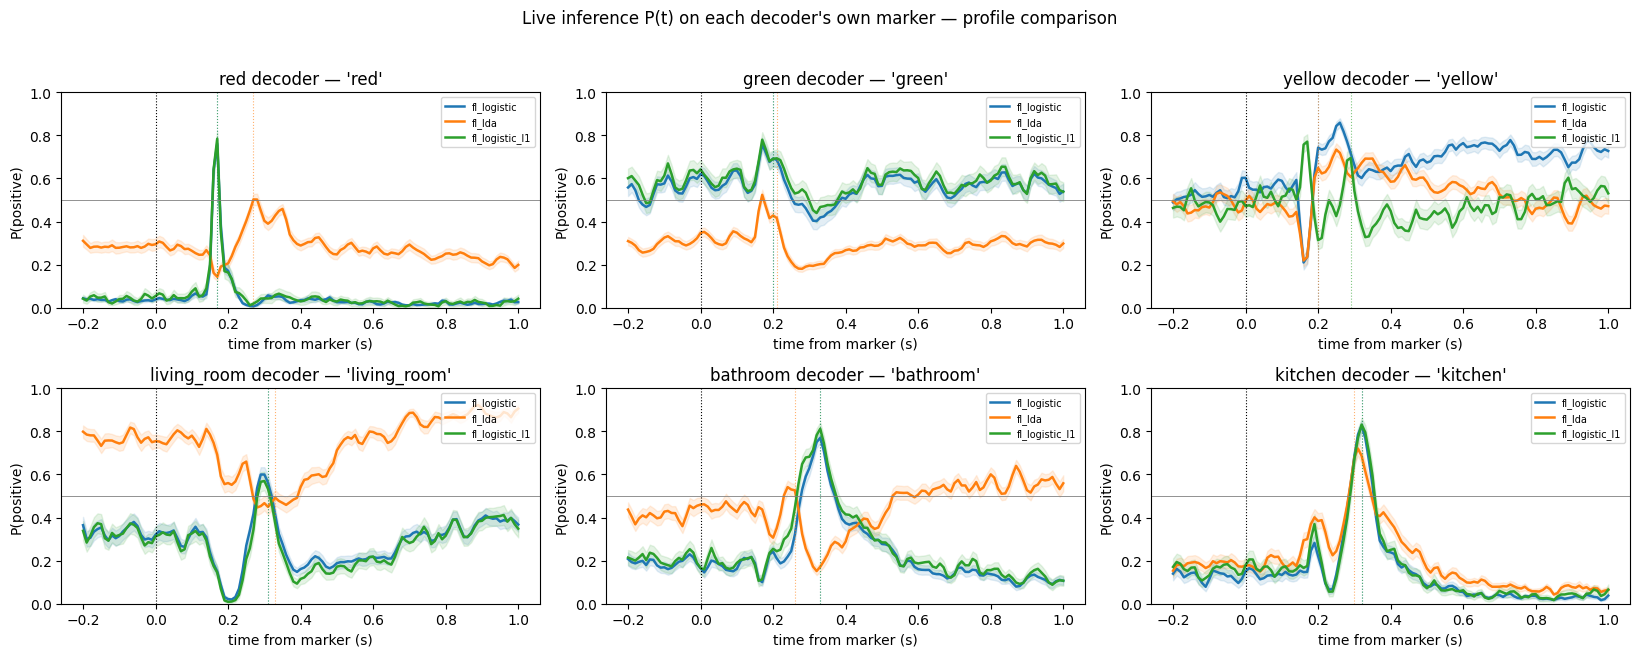
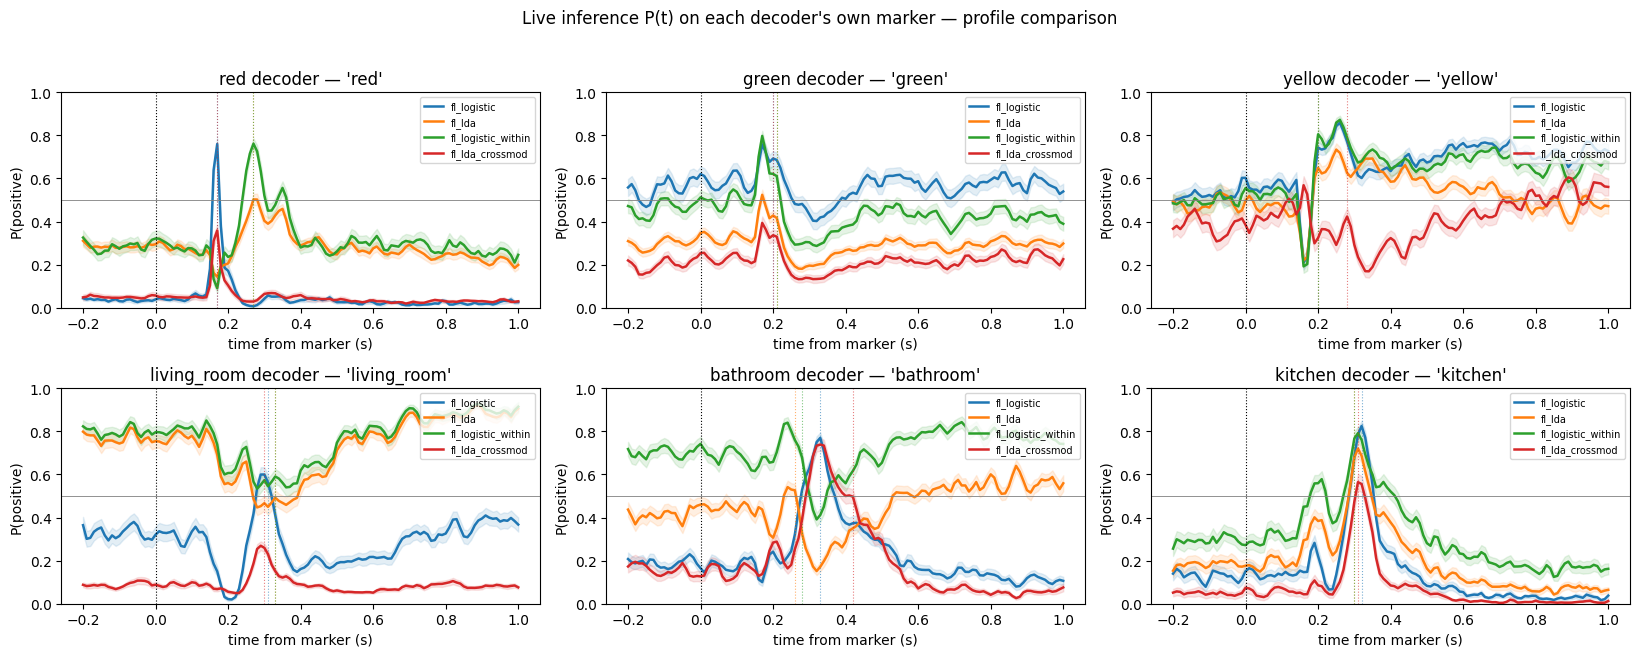
The notebook cell's code change between the first figure and the second:
--- before
+++ after
@@ -4,15 +4,19 @@
 for idx, task in enumerate(TASKS):
     ax = axes[idx // ncols][idx % ncols]
-    marker = summaries[loaded[0]]["task_pos_marker"].get(task)
+    markers0 = pos_markers(summaries[loaded[0]], task)
     for name in loaded:
         s = summaries[name]
-        mk = s["task_pos_marker"].get(task)
-        mean = s["pt_mean"].get(task, {}).get(mk)
-        if mean is None:
+        ms = pos_markers(s, task)
+        means = [s["pt_mean"].get(task, {}).get(m) for m in ms]
+        means = [m for m in means if m is not None]
+        if not means:
             continue
+        mean = np.mean(means, axis=0)   # average over the positive group
         ax.plot(s["t_grid"], mean, color=PROFILE_COLORS[name], lw=1.8, label=name)
-        sem = s["pt_sem"][task][mk]
-        if sem is not None:
-            ax.fill_between(s["t_grid"], mean - sem, mean + sem, color=PROFILE_COLORS[name], alpha=0.12)
+        if len(ms) == 1:                # SEM band only meaningful for a single marker
+            sem = s["pt_sem"].get(task, {}).get(ms[0])
+            if sem is not None:
+                ax.fill_between(s["t_grid"], mean - sem, mean + sem,
+                                color=PROFILE_COLORS[name], alpha=0.12)
         tp = s["tp_by_task"].get(task)
         if tp is not None:
@@ -20,5 +24,5 @@
     ax.axhline(0.5, color="gray", lw=0.6)
     ax.axvline(0.0, color="k", ls=":", lw=0.8)
-    ax.set(title=f"{task} — '{marker}'", ylim=(0, 1),
+    ax.set(title=f"{task} — '{'/'.join(markers0)}'", ylim=(0, 1),
            xlabel="time from marker (s)", ylabel="P(positive)")
     ax.legend(fontsize=7, loc="upper right")

Commit: feat(debug-nb): marker groups, group-aware membership, offline-vs-online parity